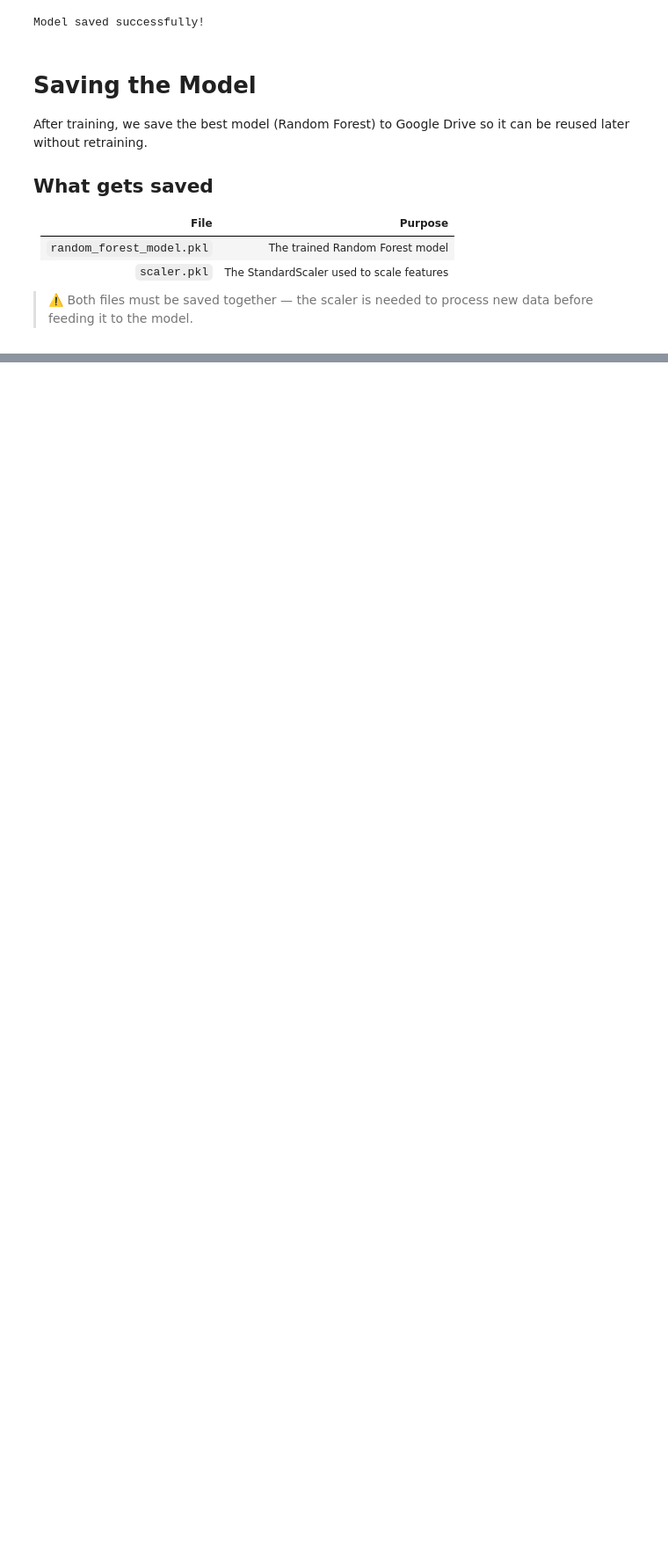
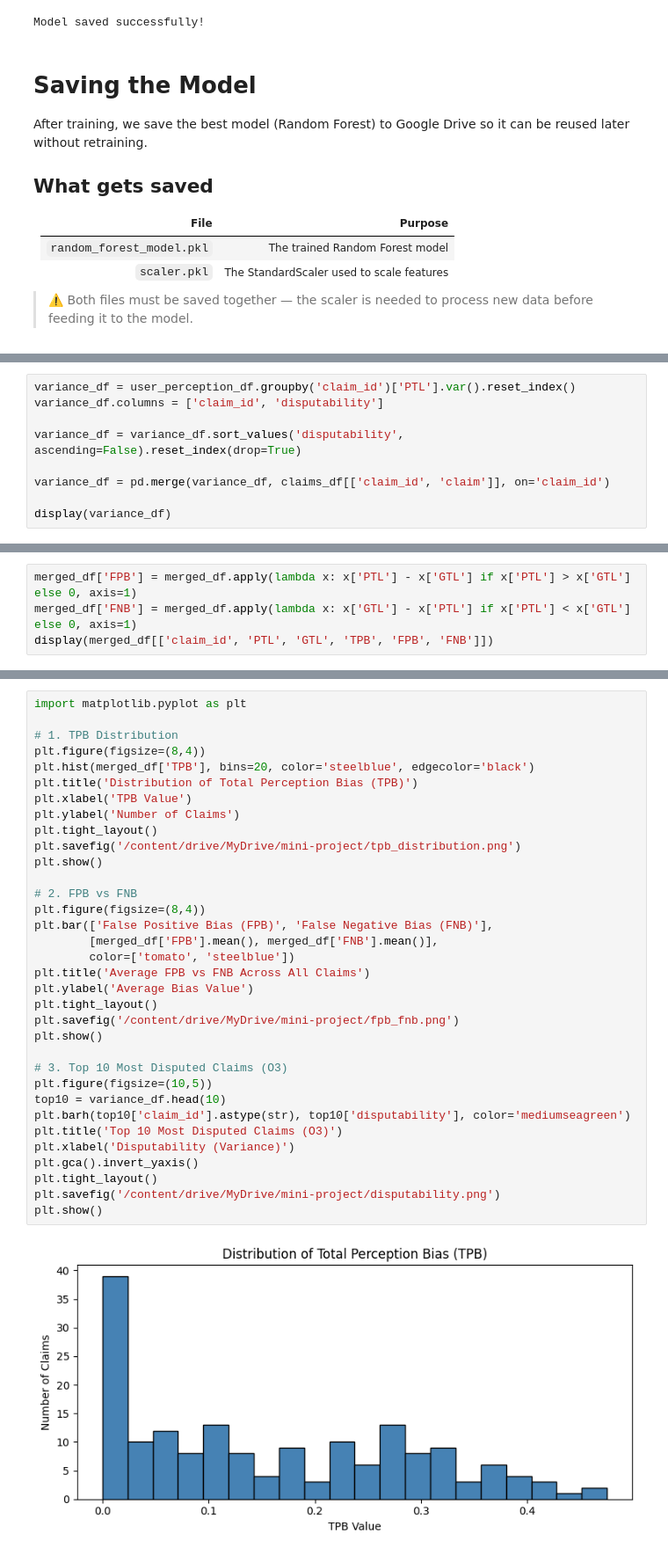
Before and after one commit to GaganDeshbhandari/ml-project, a Jupyter notebook: scripts.ipynb, the cells around one changed output, grey strips where cells are left out. Shown at 88% size. Saved outputs shown, nothing was run; the diff lists cells and outputs as text; blank space fills up the shorter version.

```diff
--- a/scripts.ipynb
+++ b/scripts.ipynb
@@ -324,0 +522,9 @@ After training, we save the best model (Random Forest) to Google Drive so it can
+# %%
+variance_df = user_perception_df.groupby('claim_id')['PTL'].var().reset_index()
+variance_df.columns = ['claim_id', 'disputability']
+
+variance_df = variance_df.sort_values('disputability', ascending=False).reset_index(drop=True)
+
+variance_df = pd.merge(variance_df, claims_df[['claim_id', 'claim']], on='claim_id')
+
+display(variance_df)
@@ -324,0 +579,4 @@ After training, we save the best model (Random Forest) to Google Drive so it can
+# %%
+merged_df['FPB'] = merged_df.apply(lambda x: x['PTL'] - x['GTL'] if x['PTL'] > x['GTL'] else 0, axis=1)
+merged_df['FNB'] = merged_df.apply(lambda x: x['GTL'] - x['PTL'] if x['PTL'] < x['GTL'] else 0, axis=1)
+display(merged_df[['claim_id', 'PTL', 'GTL', 'TPB', 'FPB', 'FNB']])
@@ -324,0 +616,36 @@ After training, we save the best model (Random Forest) to Google Drive so it can
+# %%
+import matplotlib.pyplot as plt
+
+# 1. TPB Distribution
+plt.figure(figsize=(8,4))
+plt.hist(merged_df['TPB'], bins=20, color='steelblue', edgecolor='black')
+plt.title('Distribution of Total Perception Bias (TPB)')
+plt.xlabel('TPB Value')
+plt.ylabel('Number of Claims')
+plt.tight_layout()
+plt.savefig('/content/drive/MyDrive/mini-project/tpb_distribution.png')
+plt.show()
+
+# 2. FPB vs FNB
+plt.figure(figsize=(8,4))
+plt.bar(['False Positive Bias (FPB)', 'False Negative Bias (FNB)'],
+        [merged_df['FPB'].mean(), merged_df['FNB'].mean()],
+        color=['tomato', 'steelblue'])
+plt.title('Average FPB vs FNB Across All Claims')
+plt.ylabel('Average Bias Value')
+plt.tight_layout()
+plt.savefig('/content/drive/MyDrive/mini-project/fpb_fnb.png')
+plt.show()
+
+# 3. Top 10 Most Disputed Claims (O3)
+plt.figure(figsize=(10,5))
+top10 = variance_df.head(10)
+plt.barh(top10['claim_id'].astype(str), top10['disputability'], color='mediumseagreen')
+plt.title('Top 10 Most Disputed Claims (O3)')
+plt.xlabel('Disputability (Variance)')
+plt.gca().invert_yaxis()
+plt.tight_layout()
+plt.savefig('/content/drive/MyDrive/mini-project/disputability.png')
+plt.show()
+# %% [output]
+[figure, added]
```
Also changed, not shown: parts of 23 cells of this notebook.
